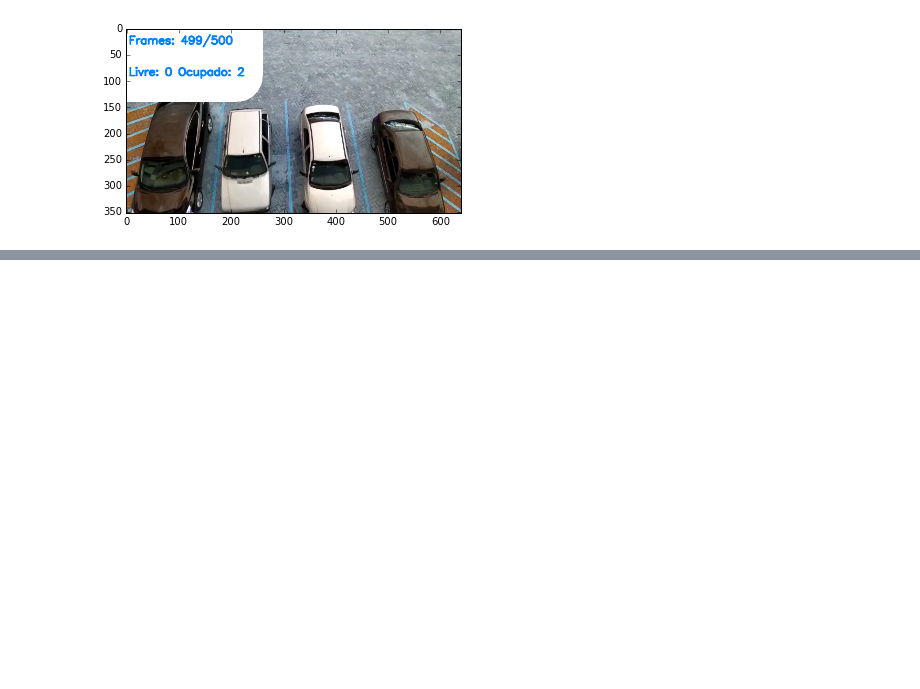
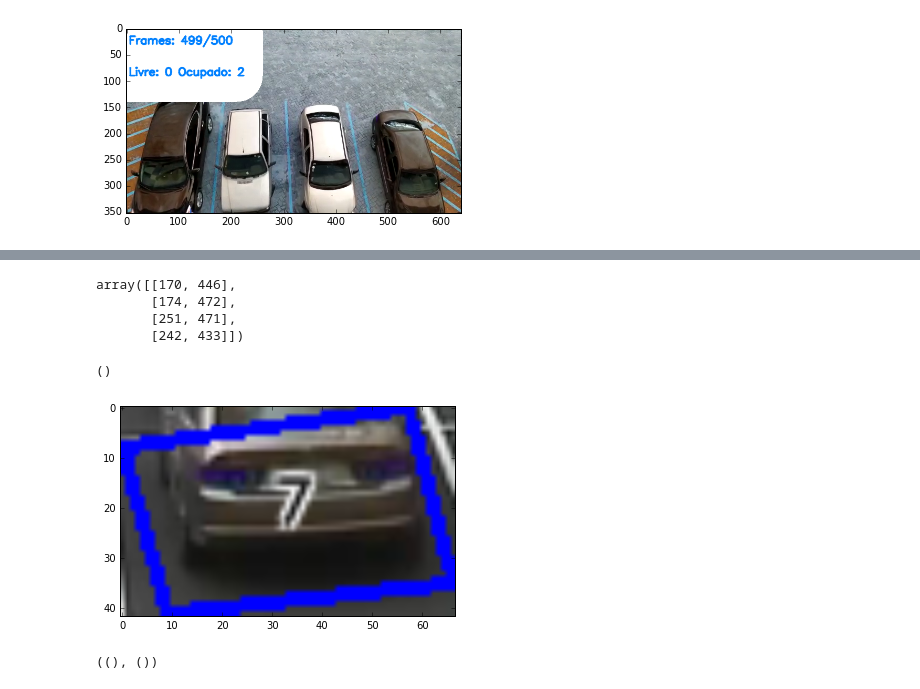
Before and after one commit to levimmartins/ComputacaoGrafica, a Jupyter notebook: ProjetoFinal.ipynb, the cells around one changed output, grey strips where cells are left out. Cells and saved outputs as stored; diff of their text form; code cells hidden in the pictures; blank space fills up the shorter version.

```diff
--- a/ProjetoFinal.ipynb
+++ b/ProjetoFinal.ipynb
@@ -322,0 +749,7 @@ plt.show()
+# %%
+points2
+# %% [output]
+array([[170, 446],
+       [174, 472],
+       [251, 471],
+       [242, 433]])
@@ -322,0 +762,10 @@ plt.show()
+# %%
+
+cars
+# %% [output]
+()
+# %%
+plt.imshow(roi_2)
+plt.show()
+# %% [output]
+[figure, added]
@@ -322,0 +778,4 @@ plt.show()
+# %%
+cars
+# %% [output]
+((), ())
```
Also changed, not shown: parts of 45 cells of this notebook.
